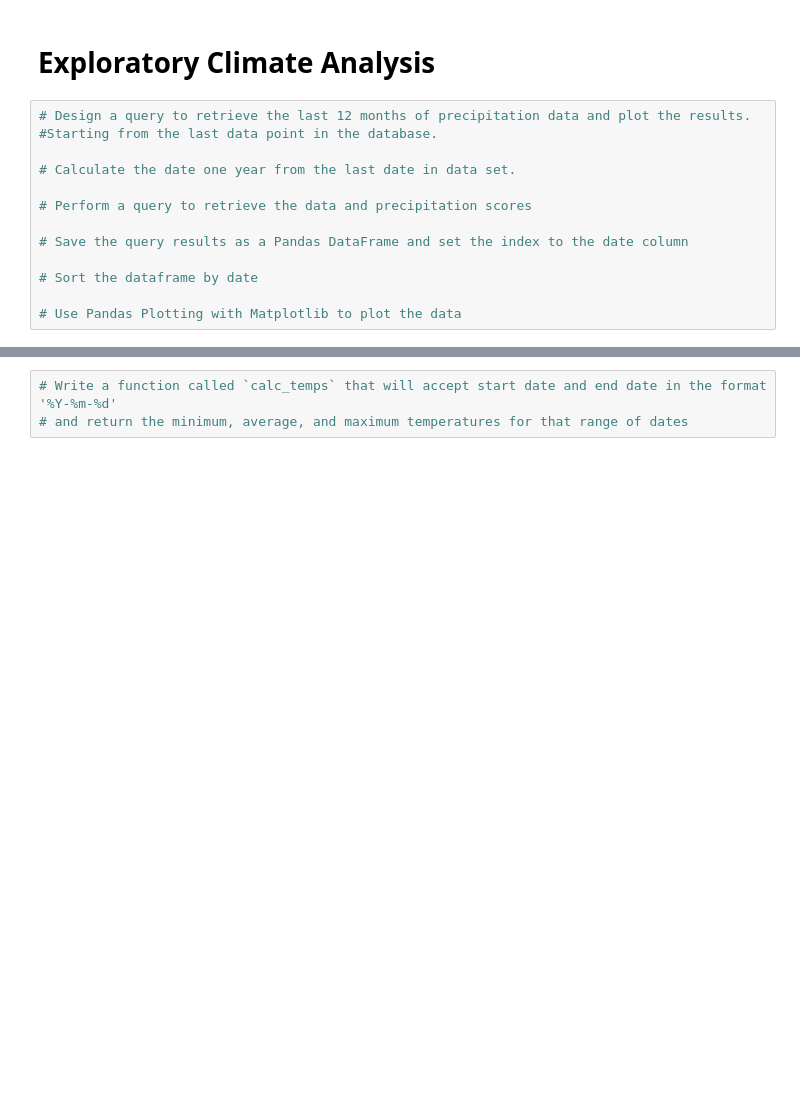
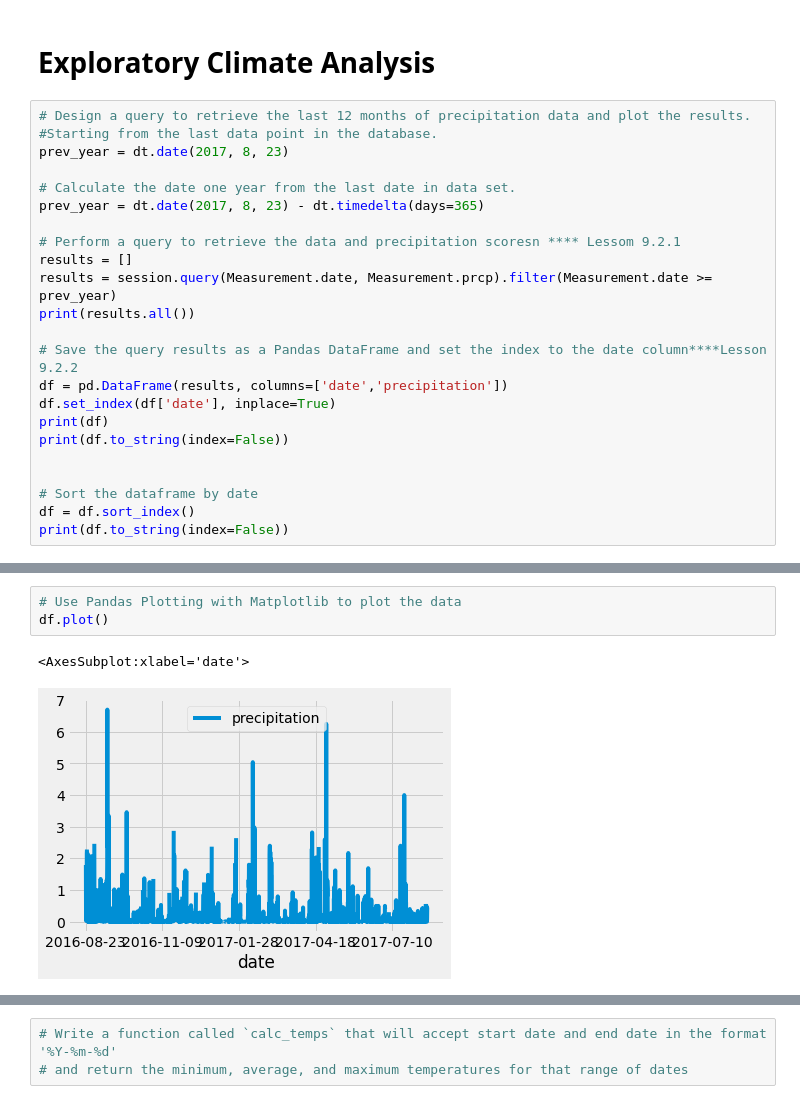
Before and after one commit to Fbullman/Surfs_up, a Jupyter notebook: climate_analysis.ipynb, the cells around one changed output, grey strips where cells are left out. Saved outputs shown, nothing was run; the diff lists cells and outputs as text; blank space fills up the shorter version.

```diff
--- a/climate_analysis.ipynb
+++ b/climate_analysis.ipynb
@@ -41,13 +41,23 @@ session = Session(engine)
 # %%
 # Design a query to retrieve the last 12 months of precipitation data and plot the results.
 #Starting from the last data point in the database.
+prev_year = dt.date(2017, 8, 23)
 
 # Calculate the date one year from the last date in data set.
+prev_year = dt.date(2017, 8, 23) - dt.timedelta(days=365)
 
-# Perform a query to retrieve the data and precipitation scores
+# Perform a query to retrieve the data and precipitation scoresn **** Lessom 9.2.1
+results = []
+results = session.query(Measurement.date, Measurement.prcp).filter(Measurement.date >= prev_year)
+print(results.all())
 
-# Save the query results as a Pandas DataFrame and set the index to the date column
+# Save the query results as a Pandas DataFrame and set the index to the date column****Lesson 9.2.2
+df = pd.DataFrame(results, columns=['date','precipitation'])
+df.set_index(df['date'], inplace=True)
+print(df)
+print(df.to_string(index=False))
+
 
 # Sort the dataframe by date
-
-# Use Pandas Plotting with Matplotlib to plot the data
+df = df.sort_index()
+print(df.to_string(index=False))
@@ -54,2 +82,8 @@ session = Session(engine)
+# %%
+# Use Pandas Plotting with Matplotlib to plot the data
+df.plot()
+# %% [output]
+<AxesSubplot:xlabel='date'>
+[figure, added]
 # %%
 # Use Pandas to calcualte the summary statistics for the precipitation data
```
Also changed, not shown: parts of 8 cells of this notebook.
